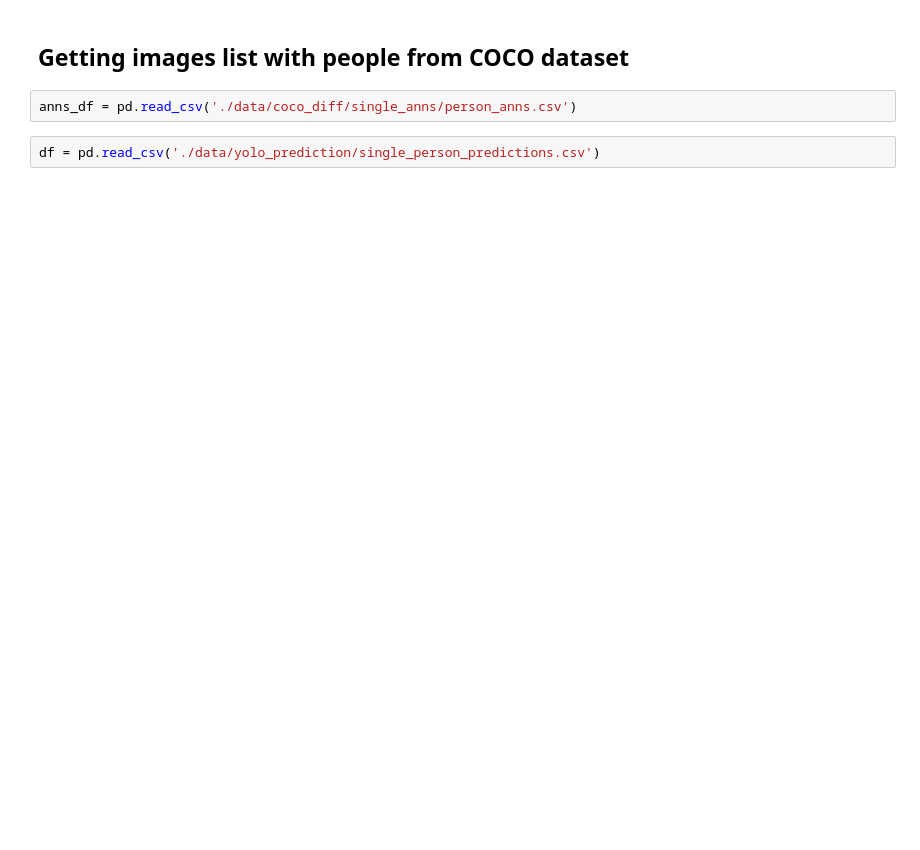
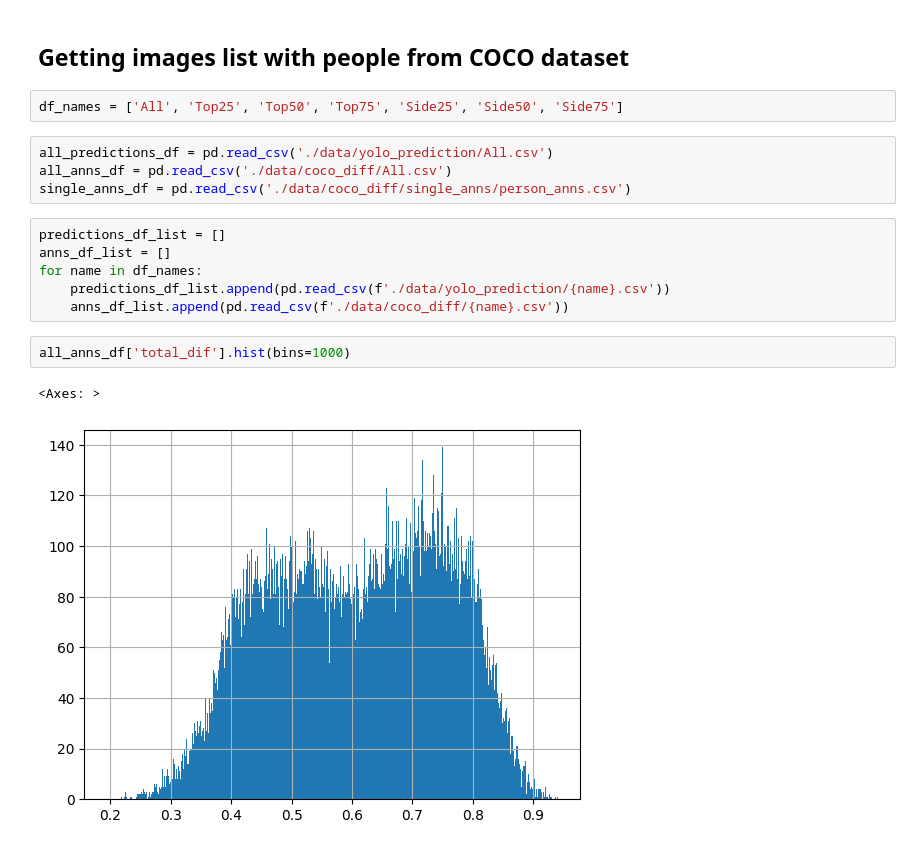
Before and after one commit to federicopaschetta/FemaleObjectificationInMovies, a Jupyter notebook: yolo_analysis.ipynb, the cells around one changed output. Cells and saved outputs as stored; diff of their text form; blank space fills up the shorter version.

Commit message:
added graphs and group measures

```diff
--- a/yolo_analysis.ipynb
+++ b/yolo_analysis.ipynb
@@ -12,6 +9,19 @@ import matplotlib.pyplot as plt
 # %% [markdown]
 ## Getting images list with people from COCO dataset
+# %%
+df_names = ['All', 'Top25', 'Top50', 'Top75', 'Side25', 'Side50', 'Side75']
 # %%
-anns_df = pd.read_csv('./data/coco_diff/single_anns/person_anns.csv')
+all_predictions_df = pd.read_csv('./data/yolo_prediction/All.csv')
+all_anns_df = pd.read_csv('./data/coco_diff/All.csv')
+single_anns_df = pd.read_csv('./data/coco_diff/single_anns/person_anns.csv')
-# %%
-df = pd.read_csv('./data/yolo_prediction/single_person_predictions.csv')
+# %%
+predictions_df_list = []
+anns_df_list = []
+for name in df_names:
+    predictions_df_list.append(pd.read_csv(f'./data/yolo_prediction/{name}.csv'))
+    anns_df_list.append(pd.read_csv(f'./data/coco_diff/{name}.csv'))
+# %%
+all_anns_df['total_dif'].hist(bins=1000)
+# %% [output]
+<Axes: >
+[figure, added]
```
Also changed, not shown: parts of 24 cells of this notebook.
